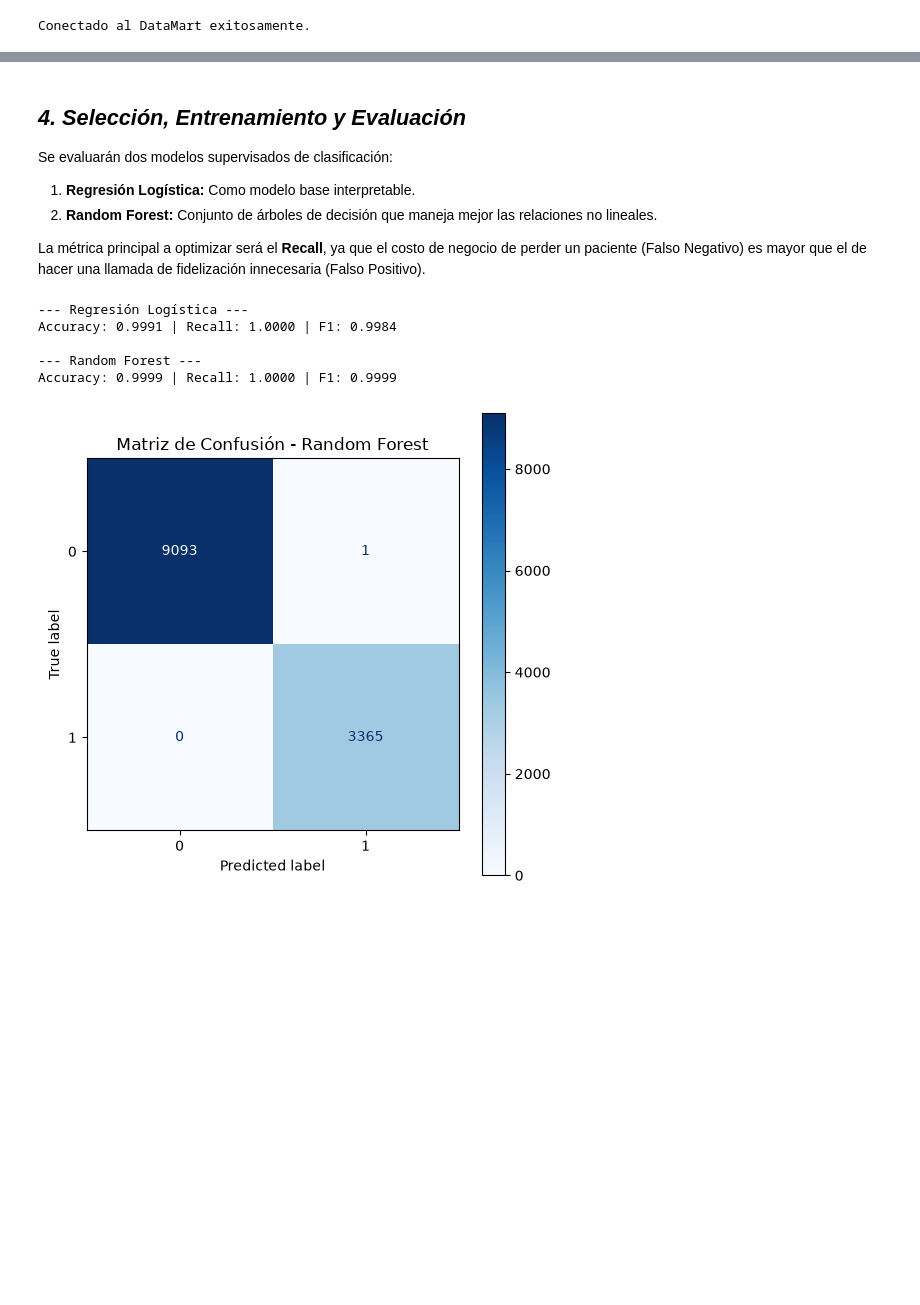
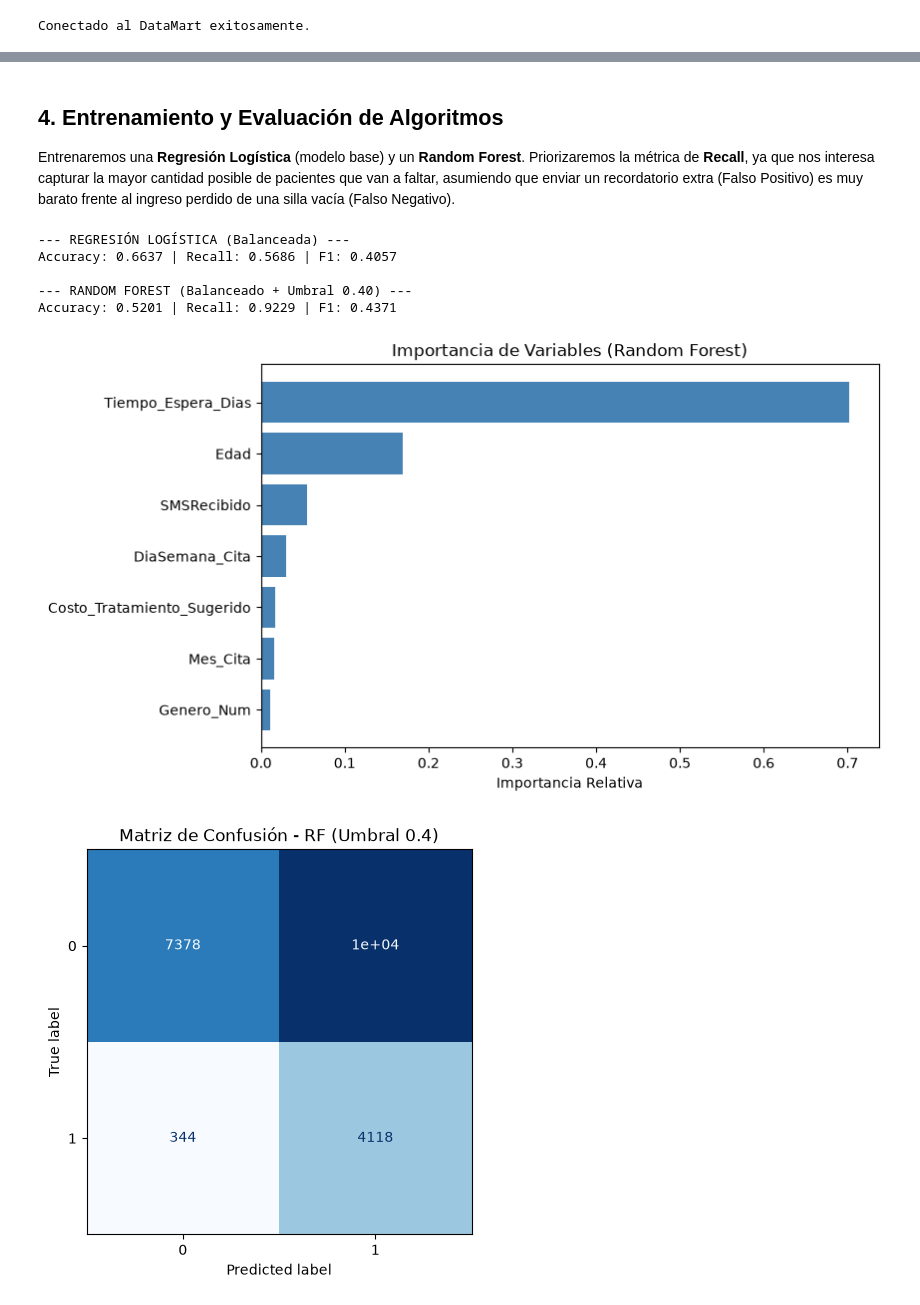
Before and after one commit to Falep24/Proyecto_GADI_Clinica, a Jupyter notebook: 02_Python/modulo_ia.ipynb, the cells around one changed output, grey strips where cells are left out. Saved outputs shown, nothing was run; the diff lists cells and outputs as text; code cells hidden in the pictures; blank space fills up the shorter version.

```diff
--- a/02_Python/modulo_ia.ipynb
+++ b/02_Python/modulo_ia.ipynb
@@ -63,9 +63,10 @@ Para el entrenamiento, utilizaremos el 80% de los datos y reservaremos el 20% pa
 # %%
-# Selección final fundamentada en el EDA
-X = df[['Edad', 'Total_Citas', 'Total_Ausencias', 'Prom_Tiempo_Espera', 'Total_Pagado', 'Costo_Tratamiento']]
-y = df['Target_Abandono']
+df_modelo = df.copy()
+# Definición de variables predictoras (X) y objetivo (y)
+X = df[['Edad', 'Genero_Num', 'SMSRecibido', 'Tiempo_Espera_Dias',
+        'Costo_Tratamiento_Sugerido', 'Mes_Cita', 'DiaSemana_Cita']]
+y = df['Target_Inasistencia']
 
 X_train, X_test, y_train, y_test = train_test_split(X, y, test_size=0.2, random_state=42, stratify=y)
-print(f"Set de entrenamiento: {X_train.shape[0]} pacientes.")
-print(f"Set de prueba: {X_test.shape[0]} pacientes.")
+print(f"Entrenamiento: {X_train.shape[0]} citas | Prueba: {X_test.shape[0]} citas.")
 # %% [output]
@@ -74,37 +74,50 @@ Set de prueba: 12459 pacientes.
 # %% [markdown]
-## *4. Selección, Entrenamiento y Evaluación*
-Se evaluarán dos modelos supervisados de clasificación:
-1. **Regresión Logística:** Como modelo base interpretable.
-2. **Random Forest:** Conjunto de árboles de decisión que maneja mejor las relaciones no lineales.
-
-La métrica principal a optimizar será el **Recall**, ya que el costo de negocio de perder un paciente (Falso Negativo) es mayor que el de hacer una llamada de fidelización innecesaria (Falso Positivo).
+## 4. Entrenamiento y Evaluación de Algoritmos
+Entrenaremos una **Regresión Logística** (modelo base) y un **Random Forest**. Priorizaremos la métrica de **Recall**, ya que nos interesa capturar la mayor cantidad posible de pacientes que van a faltar, asumiendo que enviar un recordatorio extra (Falso Positivo) es muy barato frente al ingreso perdido de una silla vacía (Falso Negativo).
 # %%
-# Entrenamiento
-lr_model = LogisticRegression(max_iter=1000)
+# 1. Regresión Logística (con balanceo de clases)
+lr_model = LogisticRegression(max_iter=2000, class_weight='balanced')
 lr_model.fit(X_train, y_train)
 y_pred_lr = lr_model.predict(X_test)
 
-rf_model = RandomForestClassifier(n_estimators=100, random_state=42)
+# 2. Random Forest (con balanceo de clases)
+rf_model = RandomForestClassifier(n_estimators=100, random_state=42, max_depth=10, class_weight='balanced')
 rf_model.fit(X_train, y_train)
-y_pred_rf = rf_model.predict(X_test)
 
-# Comparación de métricas
-print("--- Regresión Logística ---")
+# 3. Ajuste de Umbral para el Random Forest (Priorizando el Recall del Negocio)
+umbral_decision = 0.40 # Si hay 40% de prob. de falta, lo marcamos como riesgo.
+y_prob_rf = rf_model.predict_proba(X_test)[:, 1]
+y_pred_rf_custom = (y_prob_rf >= umbral_decision).astype(int)
+
+# Métricas
+print("--- REGRESIÓN LOGÍSTICA (Balanceada) ---")
 print(f"Accuracy: {accuracy_score(y_test, y_pred_lr):.4f} | Recall: {recall_score(y_test, y_pred_lr):.4f} | F1: {f1_score(y_test, y_pred_lr):.4f}")
 
-print("\n--- Random Forest ---")
-print(f"Accuracy: {accuracy_score(y_test, y_pred_rf):.4f} | Recall: {recall_score(y_test, y_pred_rf):.4f} | F1: {f1_score(y_test, y_pred_rf):.4f}")
+print("\n--- RANDOM FOREST (Balanceado + Umbral 0.40) ---")
+print(f"Accuracy: {accuracy_score(y_test, y_pred_rf_custom):.4f} | Recall: {recall_score(y_test, y_pred_rf_custom):.4f} | F1: {f1_score(y_test, y_pred_rf_custom):.4f}")
 
-# Matriz de Confusión del modelo ganador (Random Forest)
-fig, ax = plt.subplots(figsize=(6, 6))
-disp = ConfusionMatrixDisplay.from_estimator(rf_model, X_test, y_test, cmap='Blues', ax=ax)
-plt.title('Matriz de Confusión - Random Forest')
+# Gráfico: Importancia de Variables (Feature Importance)
+importancias = rf_model.feature_importances_
+indices = np.argsort(importancias)
+
+plt.figure(figsize=(8, 5))
+plt.barh(range(len(indices)), importancias[indices], color='steelblue', align='center')
+plt.yticks(range(len(indices)), [X.columns[i] for i in indices])
+plt.xlabel('Importancia Relativa')
+plt.title('Importancia de Variables (Random Forest)')
 plt.show()
+
+# Matriz de Confusión (con el nuevo umbral)
+fig, ax = plt.subplots(figsize=(5, 5))
+ConfusionMatrixDisplay.from_predictions(y_test, y_pred_rf_custom, cmap='Blues', ax=ax, colorbar=False)
+plt.title(f'Matriz de Confusión - RF (Umbral {umbral_decision})')
+plt.show()
 # %% [output]
---- Regresión Logística ---
-Accuracy: 0.9991 | Recall: 1.0000 | F1: 0.9984
+--- REGRESIÓN LOGÍSTICA (Balanceada) ---
+Accuracy: 0.6637 | Recall: 0.5686 | F1: 0.4057
 
---- Random Forest ---
-Accuracy: 0.9999 | Recall: 1.0000 | F1: 0.9999
+--- RANDOM FOREST (Balanceado + Umbral 0.40) ---
+Accuracy: 0.5201 | Recall: 0.9229 | F1: 0.4371
-[figure, old version]
+[figure, new version]
+[figure, added]
 # %% [markdown]
```
Also changed, not shown: parts of 10 cells of this notebook.
